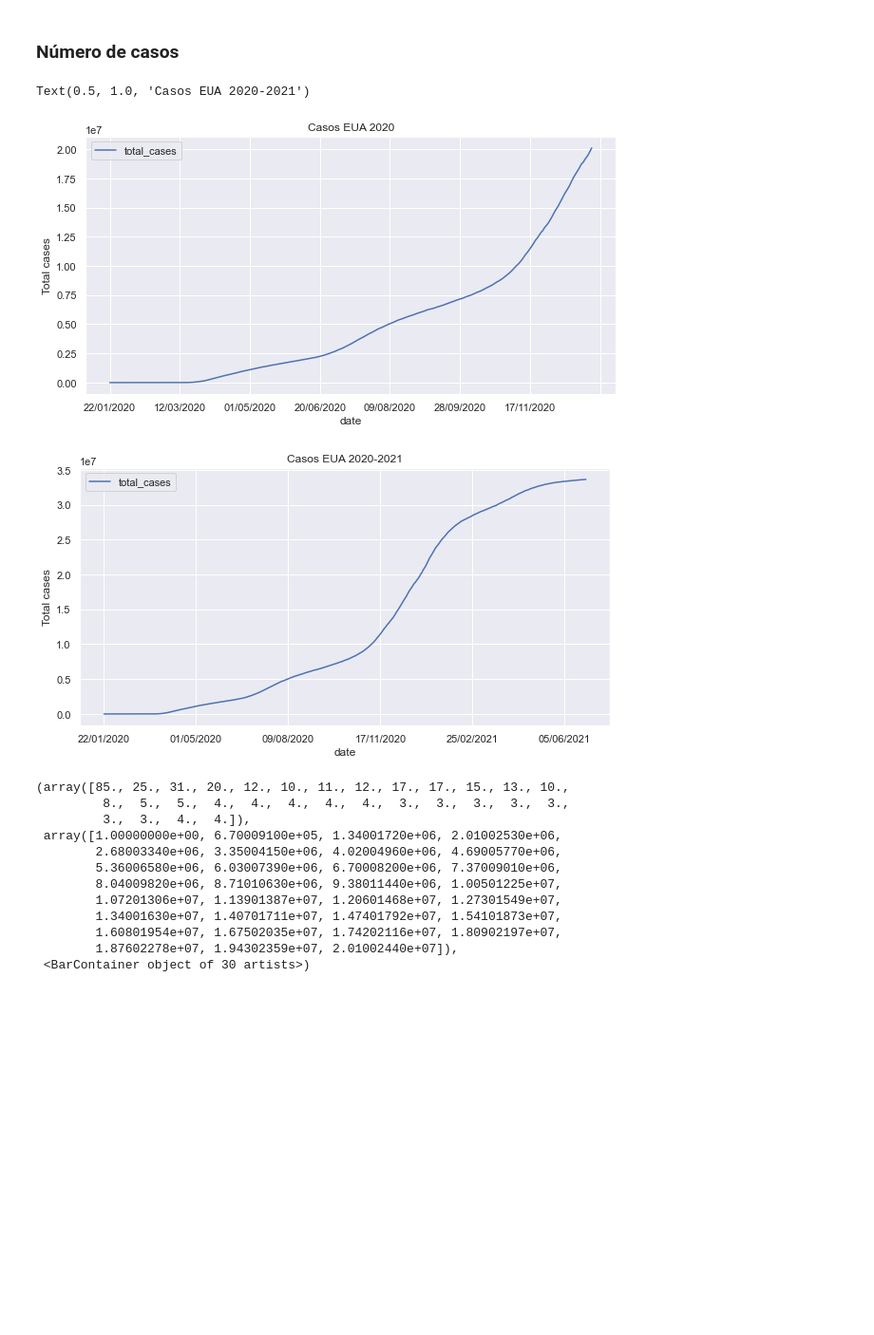
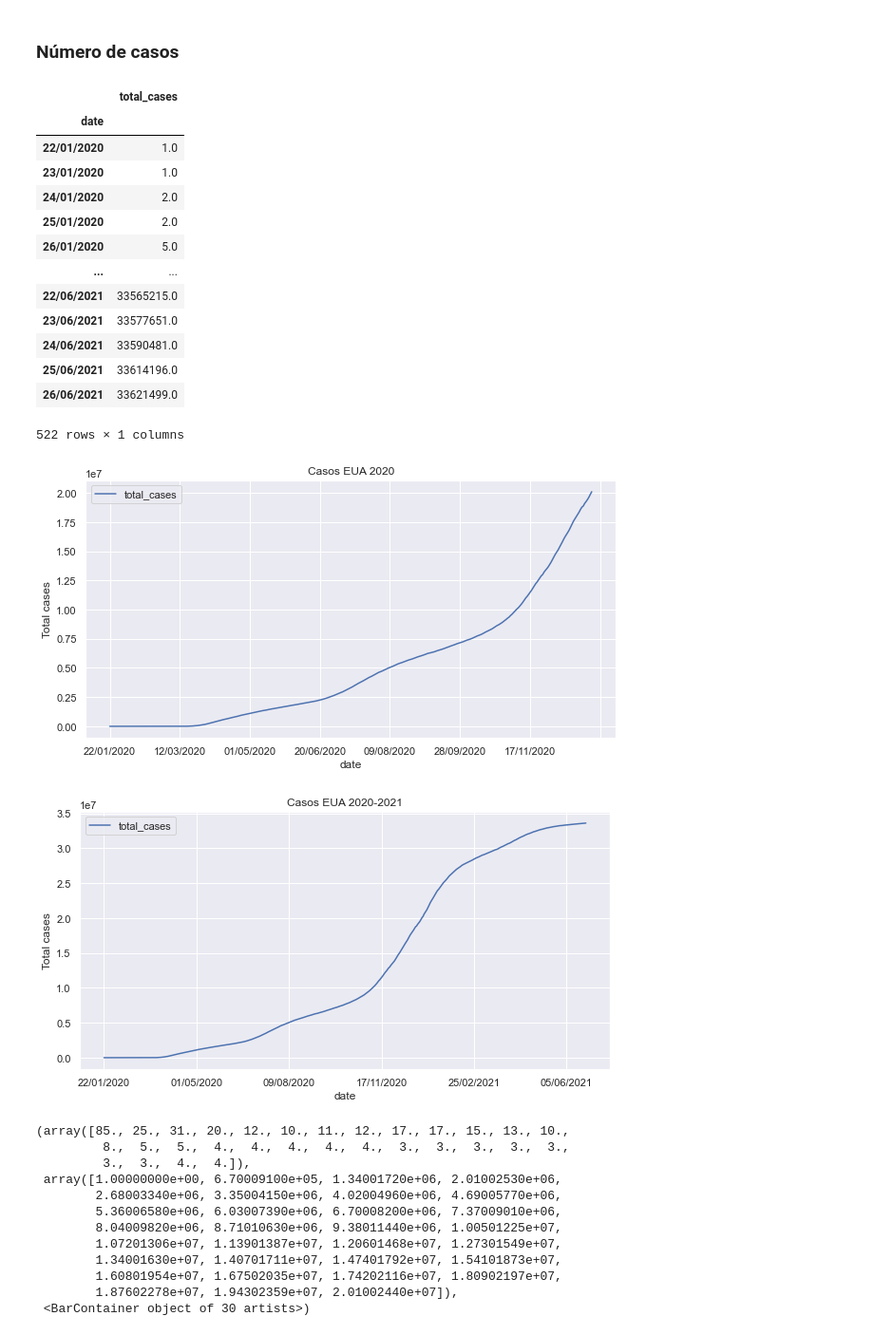
Before and after one commit to valerialadron/Proyecto_VLadron_MMLopez, a Jupyter notebook: Proyecto_VLadron_MMLopez.ipynb, the cells around one changed output. Shown at 95% size. Drawn from its saved outputs; the diff is of its cells as text; code cells hidden in the pictures; blank space fills up the shorter version.

```diff
--- a/Proyecto_VLadron_MMLopez.ipynb
+++ b/Proyecto_VLadron_MMLopez.ipynb
@@ -395,17 +413,31 @@ def histograma(R2:'Variables distruidas U~U(0,1)',
 # %%
 usa_casos = pd.DataFrame(data['total_cases'])
 usa_casos_antes = usa_casos.loc['22/01/2020':'31/12/2020']
 
 #2020
 usa_casos_antes.plot(figsize=[10,5])
 plt.ylabel('Total cases')
 plt.title('Casos EUA 2020')
 #2020-2021
 usa_casos.plot(figsize=[10,5])
 plt.ylabel('Total cases')
 plt.title('Casos EUA 2020-2021')
+usa_casos
 # %% [output]
+|  | total_cases |
+| date |  |
+| 22/01/2020 | 1.0 |
+| 23/01/2020 | 1.0 |
+| 24/01/2020 | 2.0 |
+| 25/01/2020 | 2.0 |
+| 26/01/2020 | 5.0 |
+| ... | ... |
+| 22/06/2021 | 33565215.0 |
+| 23/06/2021 | 33577651.0 |
+| 24/06/2021 | 33590481.0 |
+| 25/06/2021 | 33614196.0 |
+| 26/06/2021 | 33621499.0 |
-Text(0.5, 1.0, 'Casos EUA 2020-2021')
+522 rows × 1 columns
 [figure]
 [figure]
 # %%
```
Also changed, not shown: parts of 24 cells of this notebook.
